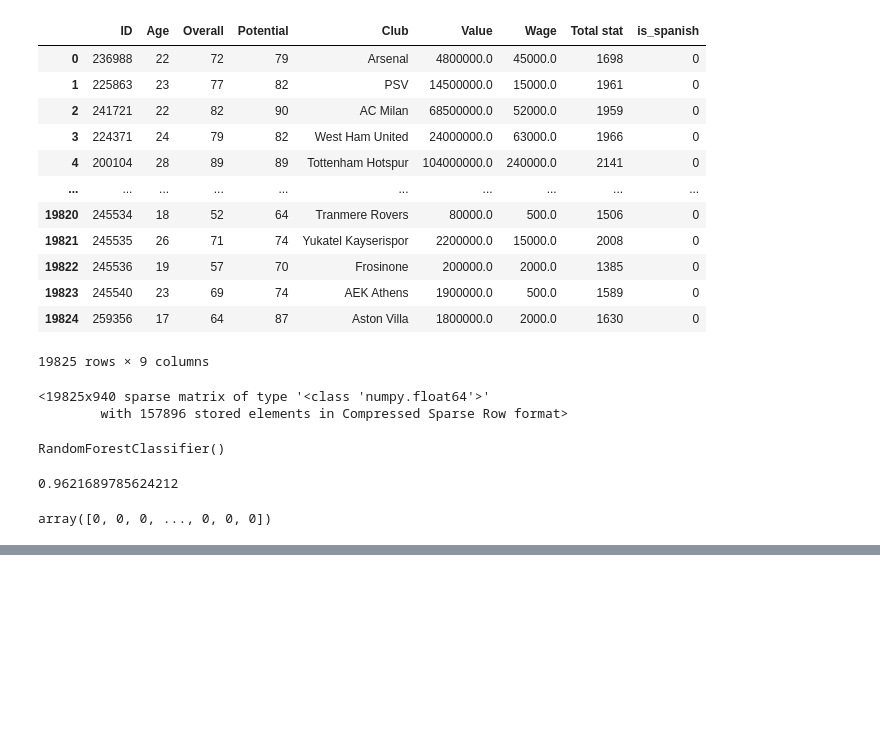
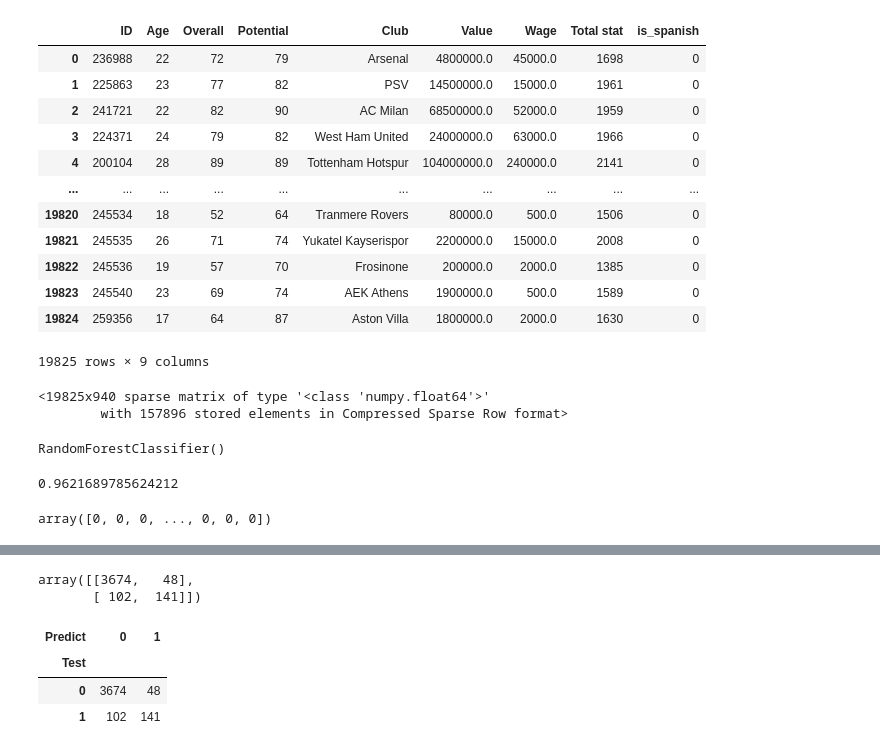
Before and after one commit to Manuelsierra95/data-science, a Jupyter notebook: RandomForestClassifier.ipynb, the cells around one changed output, grey strips where cells are left out. Saved outputs shown, nothing was run; the diff lists cells and outputs as text; code cells hidden in the pictures; blank space fills up the shorter version.

```diff
--- a/RandomForestClassifier.ipynb
+++ b/RandomForestClassifier.ipynb
@@ -183,0 +198,18 @@ train_rec_micro --> 0.9997817784402336
+# %%
+from sklearn.metrics import confusion_matrix
+
+y_preds = model.predict(X_test)
+confusion_matrix(y_test, y_pred)
+# %% [output]
+array([[3674,   48],
+       [ 102,  141]])
+# %%
+pd.crosstab(y_test,
+           y_pred,
+           rownames=['Test'],
+           colnames=['Predict'])
+# %% [output]
+| Predict | 0 | 1 |
+| Test |  |  |
+| 0 | 3674 | 48 |
+| 1 | 102 | 141 |
```
Also changed, not shown: parts of 7 cells of this notebook, 1 other file.
